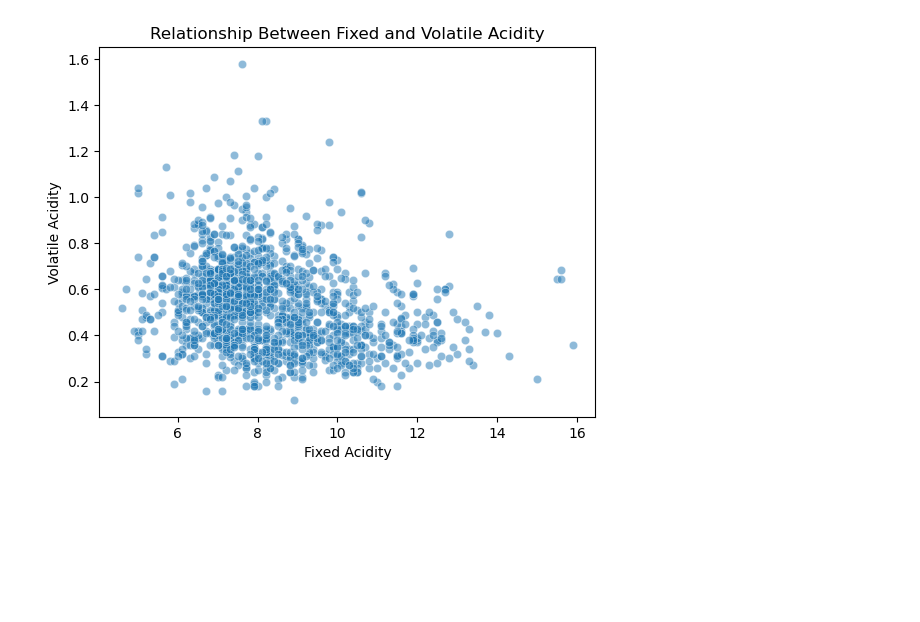
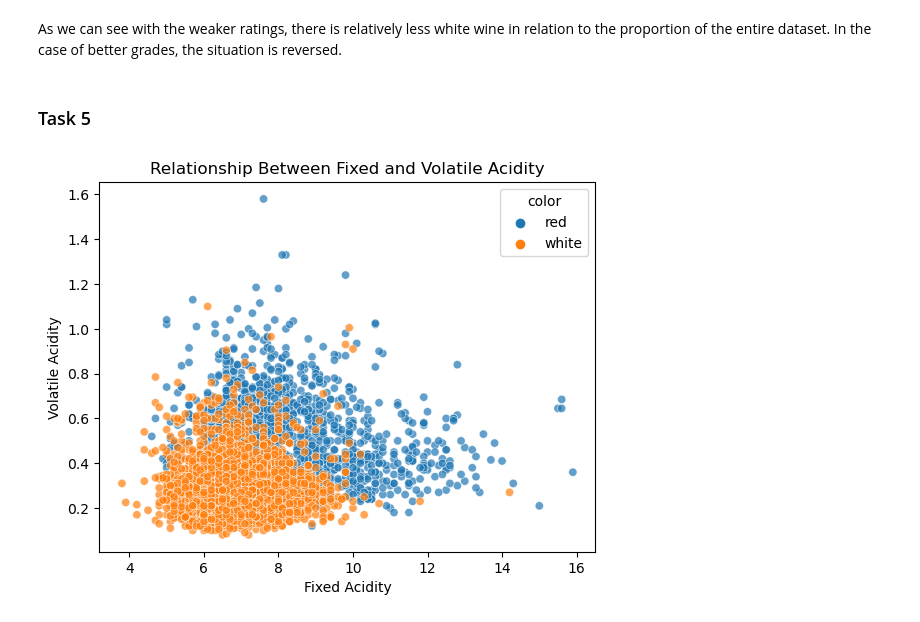
Before and after one commit to Wladeko/data-exploration-and-visualization, a Jupyter notebook: 1_Visualization/visualization.ipynb, the cells around one changed output. Cells and saved outputs as stored; diff of their text form; code cells hidden in the pictures; blank space fills up the shorter version.

```diff
--- a/1_Visualization/visualization.ipynb
+++ b/1_Visualization/visualization.ipynb
@@ -4,3 +5,3 @@ import matplotlib.pyplot as plt
 import seaborn as sns
 # %%
-wine = pd.read_csv("1_Visualization\\winequality-all.csv", comment="#")
+wine = pd.read_csv("winequality-all.csv", comment="#")
@@ -37,8 +70,12 @@ plt.show()
+# %% [markdown]
+As we can see with the weaker ratings, there is relatively less white wine in relation to the proportion of the entire dataset. In the case of better grades, the situation is reversed.
+# %% [markdown]
+### Task 5
 # %%
-sns.scatterplot(data=wine[wine["color"]=="red"], x="fixed.acidity", y="volatile.acidity", alpha=0.5)
+sns.scatterplot(data=wine, x="fixed.acidity", y="volatile.acidity", alpha=0.7, hue="color")
 plt.xlabel("Fixed Acidity")
 plt.ylabel("Volatile Acidity")
 plt.title("Relationship Between Fixed and Volatile Acidity")
 plt.show()
 # %% [output]
-[figure, old version]
+[figure, new version]
```
Also changed, not shown: parts of 17 cells of this notebook, 2 other files.
